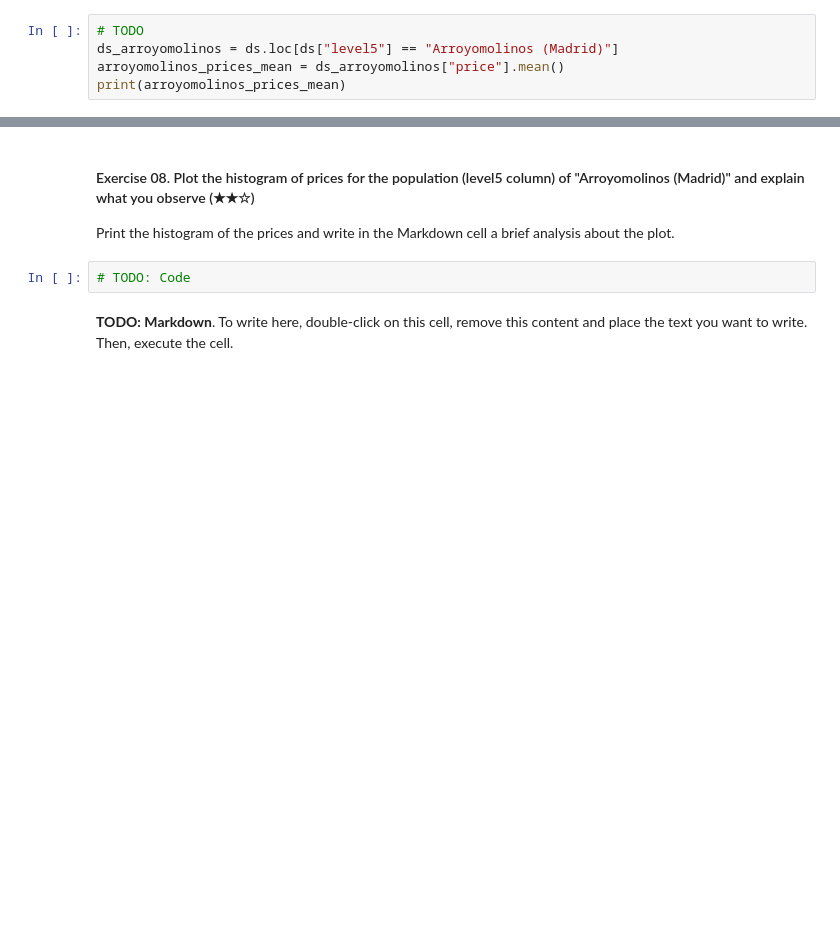
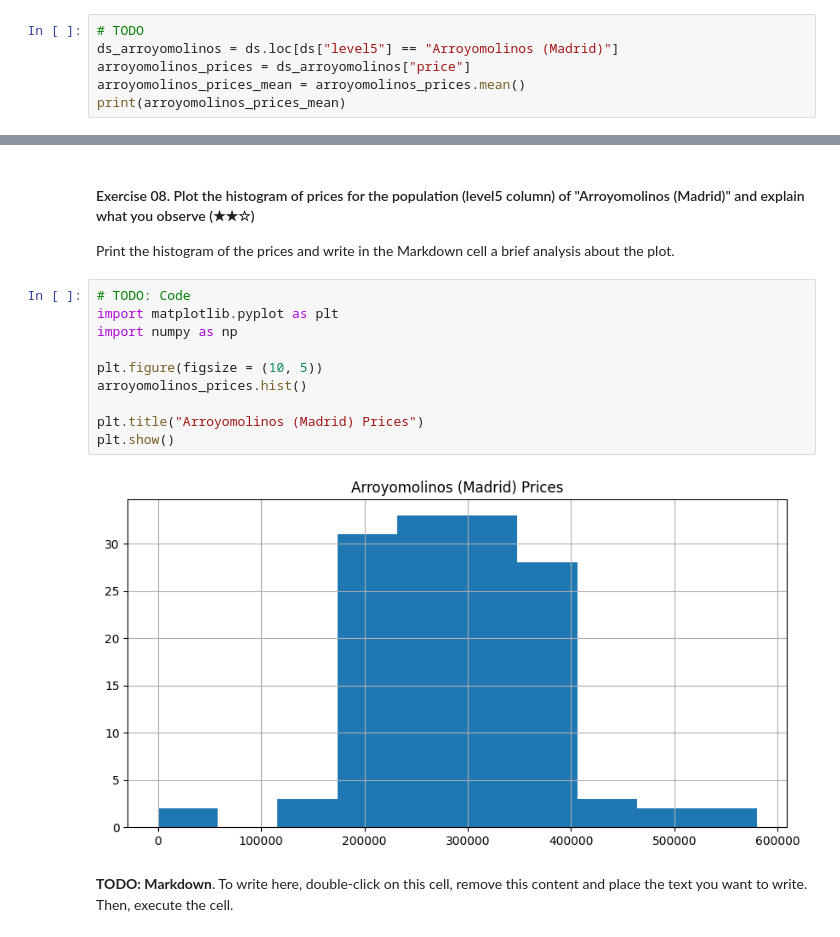
Before and after one commit to Bere333/realestate-datacleanup-exercise, a Jupyter notebook: project.ipynb, the cells around one changed output, grey strips where cells are left out. Drawn from its saved outputs; the diff is of its cells as text; blank space fills up the shorter version.

Commit message:
added Arroyomolinos Madrid Prices histogram

```diff
--- a/project.ipynb
+++ b/project.ipynb
@@ -145,7 +145,8 @@ Print the obtained value.
 # %%
 # TODO
 ds_arroyomolinos = ds.loc[ds["level5"] == "Arroyomolinos (Madrid)"]
-arroyomolinos_prices_mean = ds_arroyomolinos["price"].mean()
+arroyomolinos_prices = ds_arroyomolinos["price"]
+arroyomolinos_prices_mean = arroyomolinos_prices.mean()
 print(arroyomolinos_prices_mean)
 # %% [output]
 294541.59854014596
@@ -155,6 +156,16 @@ print(arroyomolinos_prices_mean)
 Print the histogram of the prices and write in the Markdown cell a brief analysis about the plot.
 # %%
 # TODO: Code
+import matplotlib.pyplot as plt
+import numpy as np
+
+plt.figure(figsize = (10, 5))
+arroyomolinos_prices.hist()
+
+plt.title("Arroyomolinos (Madrid) Prices")
+plt.show()
+# %% [output]
+[figure, added]
 # %% [markdown]
 **TODO: Markdown**. To write here, double-click on this cell, remove this content and place the text you want to write. Then, execute the cell.
 # %% [markdown]
```
